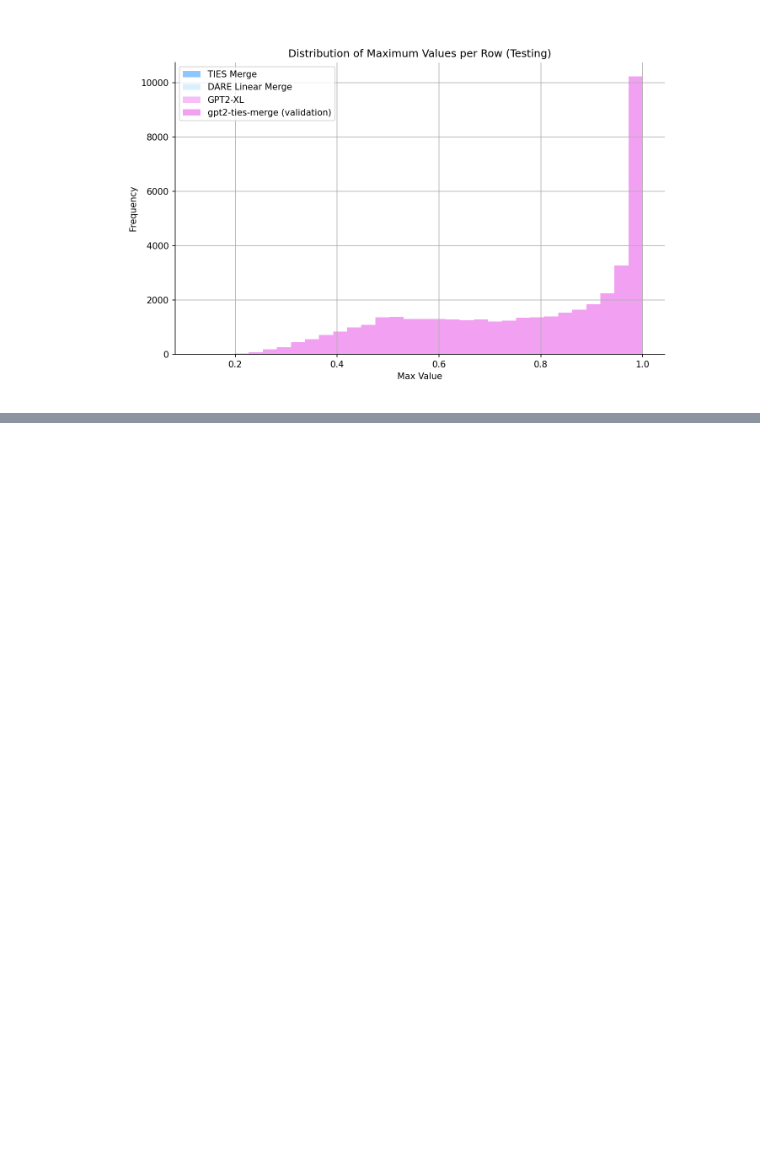
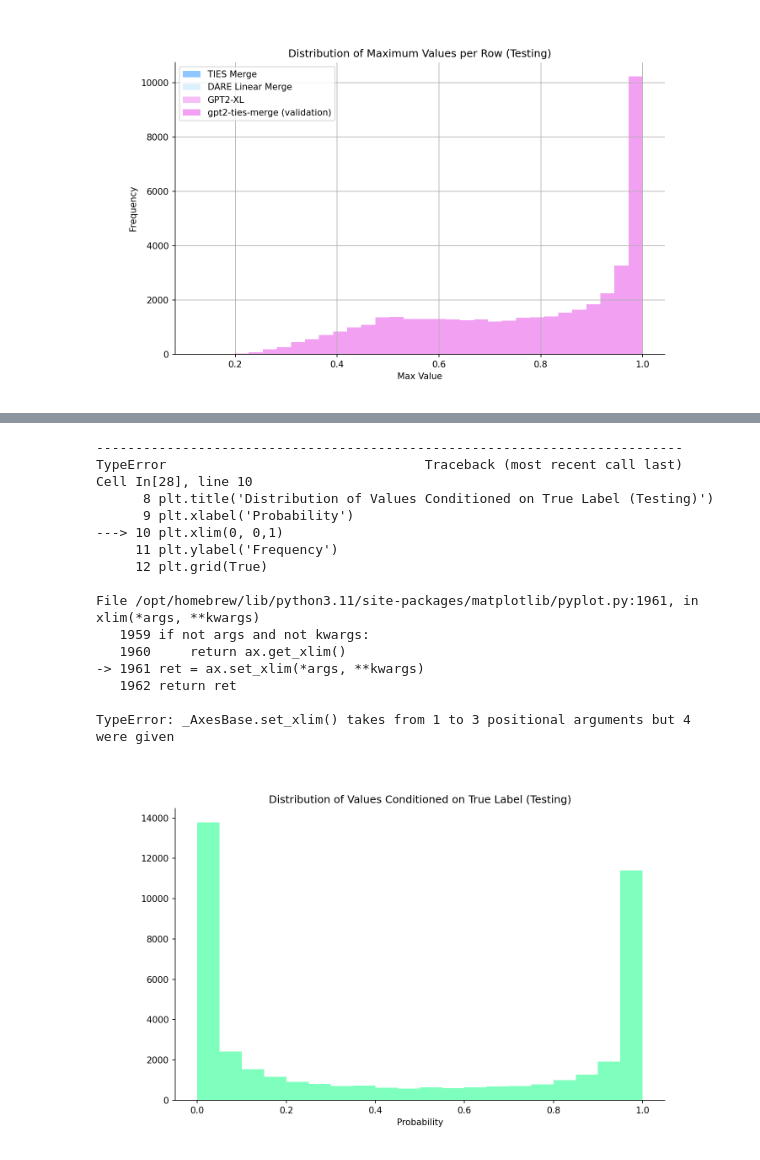
Before and after one commit to alt2177/mllm, a Jupyter notebook: notebooks/test_loss_exp.ipynb, the cells around one changed output, grey strips where cells are left out. Cells and saved outputs as stored; diff of their text form; code cells hidden in the pictures; blank space fills up the shorter version.

```diff
--- a/notebooks/test_loss_exp.ipynb
+++ b/notebooks/test_loss_exp.ipynb
@@ -219,2 +269,35 @@ plt.show()
+# %%
+# plotting on different plots
+plt.figure(figsize = (10, 6), dpi = 100)
+ax = plt.gca()
+ax.spines['top'].set_visible(False)
+ax.spines['right'].set_visible(False)
+# plt.hist(inlabel_base_2, bins = 20, alpha = 0.3, label = "Fine-Tune 2", color='blue')
+plt.hist(inlabel_dare_lin, bins = 20, alpha = 0.5, label = "DARE Linear Merge", color='springgreen')
+plt.title('Distribution of Values Conditioned on True Label (Testing)')
+plt.xlabel('Probability')
+plt.ylabel('Frequency')
+plt.grid(True)
+plt.legend()
+plt.savefig("notebooks/images/inlabel_ties.png")
+plt.show()
+# %% [output]
+---------------------------------------------------------------------------
+TypeError                                 Traceback (most recent call last)
+Cell In[28], line 10
+      8 plt.title('Distribution of Values Conditioned on True Label (Testing)')
+      9 plt.xlabel('Probability')
+---> 10 plt.xlim(0, 0,1)
+     11 plt.ylabel('Frequency')
+     12 plt.grid(True)
+
+File /opt/homebrew/lib/python3.11/site-packages/matplotlib/pyplot.py:1961, in xlim(*args, **kwargs)
+   1959 if not args and not kwargs:
+   1960     return ax.get_xlim()
+-> 1961 ret = ax.set_xlim(*args, **kwargs)
+   1962 return ret
+
+TypeError: _AxesBase.set_xlim() takes from 1 to 3 positional arguments but 4 were given
+[figure, added]
 # %%
 ties_test.columns
```
Also changed, not shown: parts of 13 cells of this notebook.
